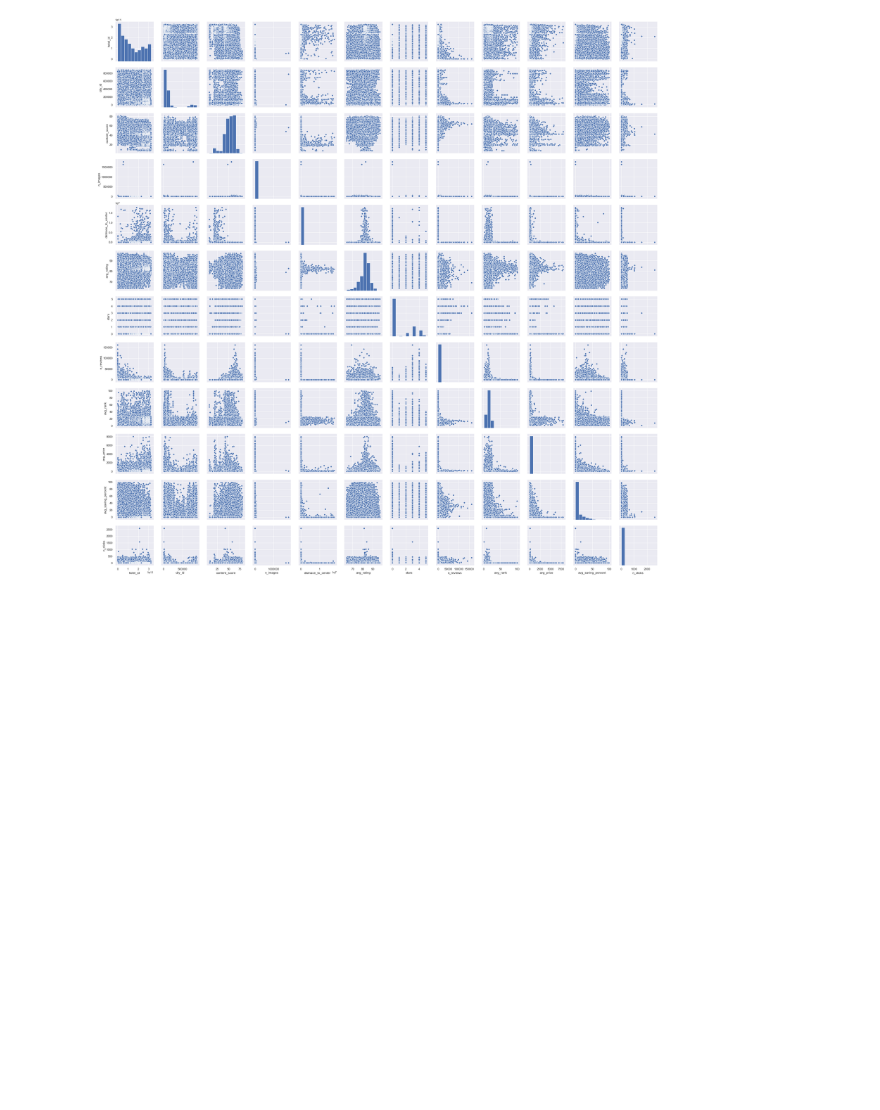
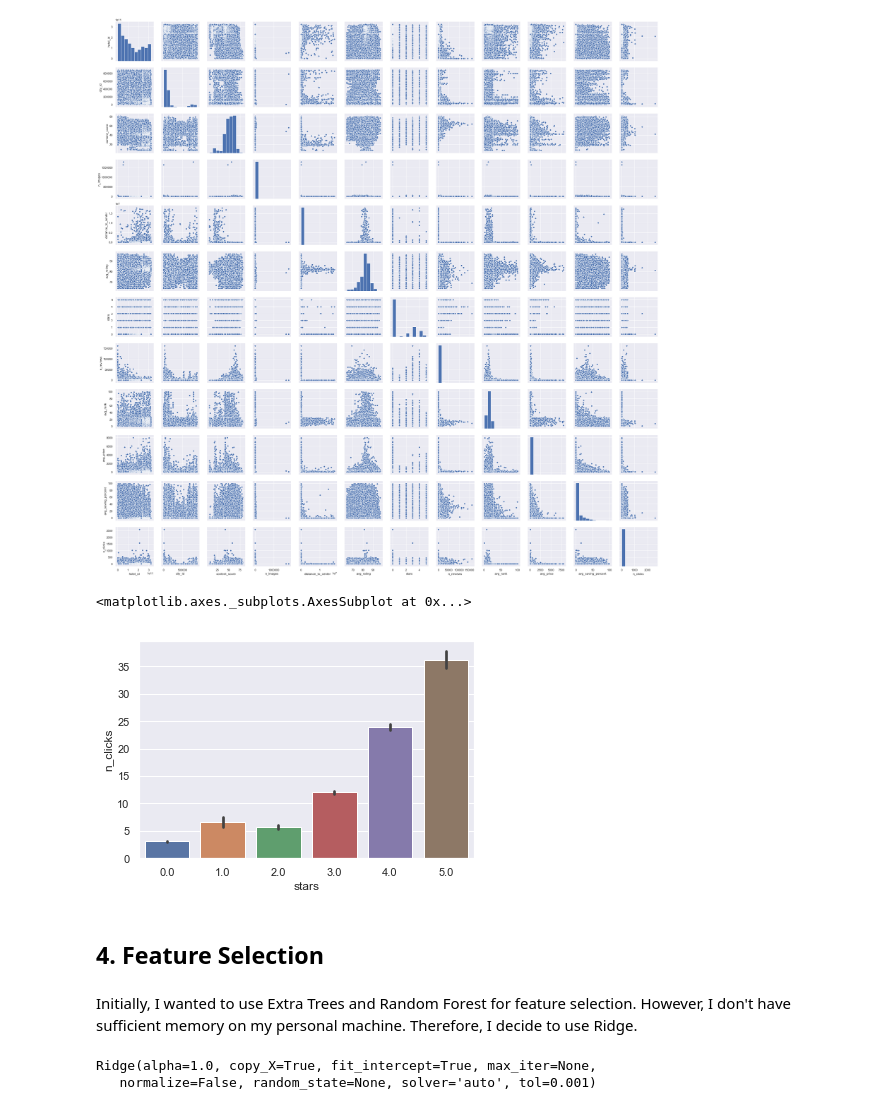
Before and after one commit to confused-pandas/trivago-predicting-clicks, a Jupyter notebook: clicks-prediction.ipynb, the cells around one changed output. Cells and saved outputs as stored; diff of their text form; code cells hidden in the pictures; blank space fills up the shorter version.

```diff
--- a/clicks-prediction.ipynb
+++ b/clicks-prediction.ipynb
@@ -428,3 +438,13 @@ sns.pairplot(train[columns], size = 2.5)
 plt.show();
 # %% [output]
 [figure]
+# %%
+#Average n_clicks / stars
+sns.barplot(x='stars', y='n_clicks', data=train)
+# %% [output]
+<matplotlib.axes._subplots.AxesSubplot at 0x...>
+[figure, added]
+# %% [markdown]
+## 4. Feature Selection
+# %% [markdown]
+Initially, I wanted to use Extra Trees and Random Forest for feature selection. However, I don't have sufficient memory on my personal machine. Therefore, I decide to use Ridge.
@@ -430,0 +454,8 @@ plt.show();
+# %%
+X, y = train.drop(columns=['hotel_id', 'n_clicks']), train['n_clicks']
+
+ridge = Ridge(alpha=1.0)
+ridge.fit(X,y)
+# %% [output]
+Ridge(alpha=1.0, copy_X=True, fit_intercept=True, max_iter=None,
+   normalize=False, random_state=None, solver='auto', tol=0.001)
```
Also changed, not shown: parts of 44 cells of this notebook.
